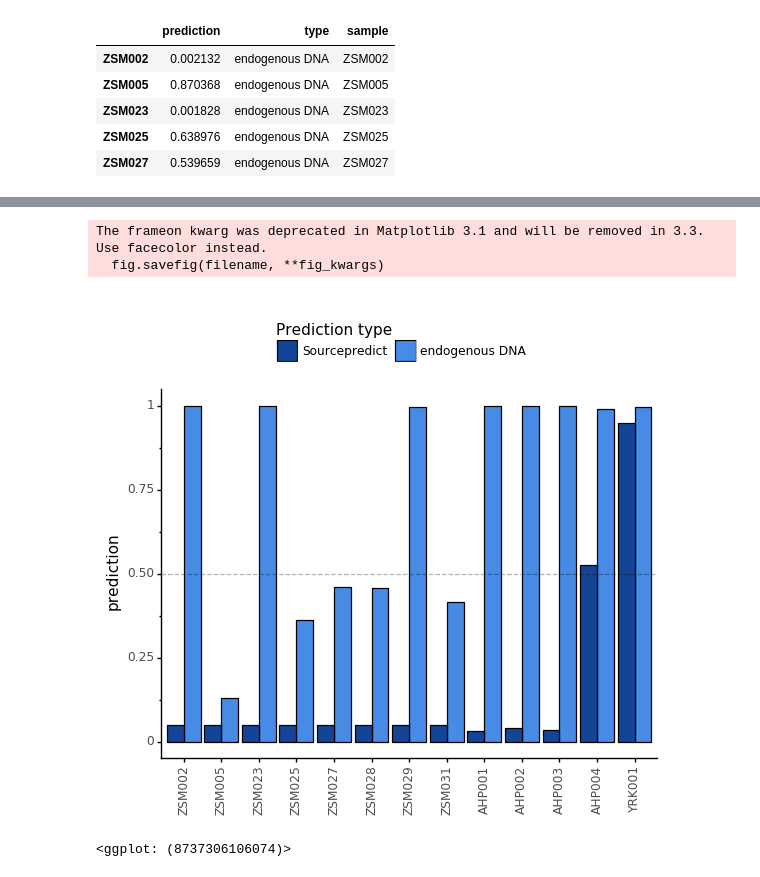
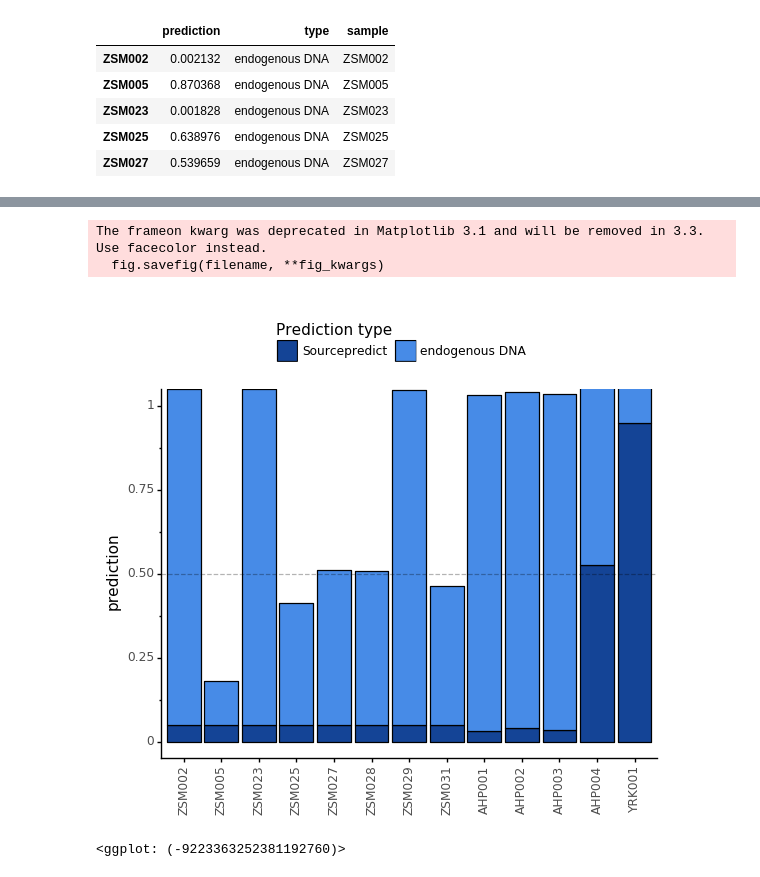
Before and after one commit to maxibor/coproid-article, a Jupyter notebook: figures/figure5/figure5.ipynb, the cells around one changed output, grey strips where cells are left out. Drawn from its saved outputs; the diff is of its cells as text; code cells hidden in the pictures.

```diff
--- a/figures/figure5/figure5.ipynb
+++ b/figures/figure5/figure5.ipynb
@@ -300,18 +300,18 @@ fig5e_table = d_cop['normalized_bp_proportion_aligned_Canis_familiaris'].append(
 fig5e_table['sample'] = pd.Categorical(fig5e_table.index, categories=d_cop.index)
 # %%
 p5 = ggplot(data=fig5e_table, mapping=aes(x='sample', y='prediction', fill='type'))
-p5 += geom_bar(position='dodge', stat='identity', color='black')
+p5 += geom_bar(position=position_stack(reverse=True), stat='identity', color='black')
 p5 += geom_hline(yintercept=0.5, linetype='dashed', alpha=0.3)
 p5 += scale_fill_manual(name='Prediction type', values={'endogenous DNA':'#478be7', 'Sourcepredict':'#144496'})
 p5 += theme_classic()
 p5 += theme(axis_text_x = element_text(angle = 90))
 p5 += labs(x="")
 p5 += theme(legend_position = 'top')
 p5 += coord_cartesian(ylim=[0,1])
 p5.save("results/figure7B.png", dpi=300)
 p5
 # %% [output]
 The frameon kwarg was deprecated in Matplotlib 3.1 and will be removed in 3.3. Use facecolor instead.
   fig.savefig(filename, **fig_kwargs)
-[figure, old version]
+[figure, new version]
-<ggplot: (8737306106074)>
+<ggplot: (-9223363252381192760)>
```
Also changed, not shown: parts of 4 cells of this notebook, 4 other files.
